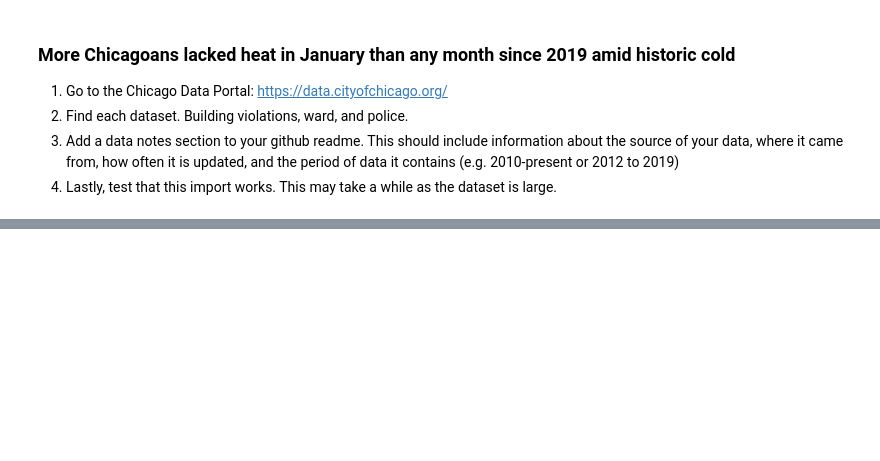
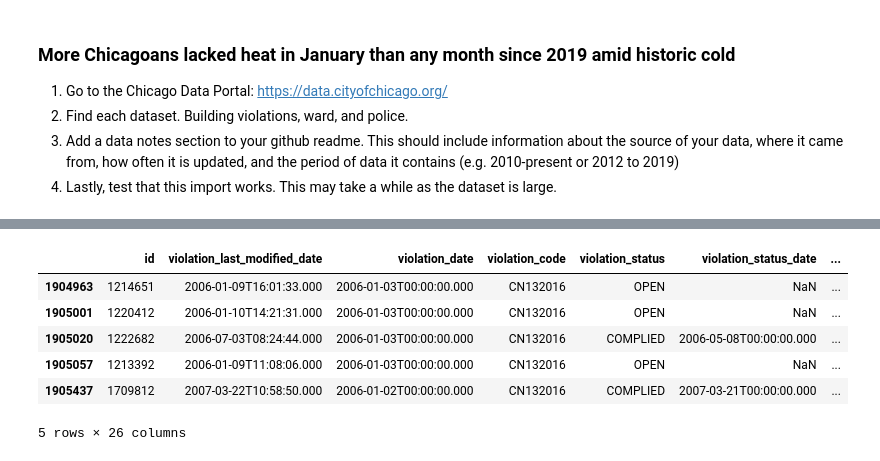
Before and after one commit to hannaheure/Sizzlers-Chi-Heat, a Jupyter notebook: notebooks/Joi's_Notebook.ipynb, the cells around one changed output, grey strips where cells are left out. Saved outputs shown, nothing was run; the diff lists cells and outputs as text; code cells hidden in the pictures; blank space fills up the shorter version.

```diff
--- a/notebooks/Joi's_Notebook.ipynb
+++ b/notebooks/Joi's_Notebook.ipynb
@@ -39,3 +179,14 @@ build['heat_code'] = build['violation_code'].str.contains
+# %%
+#viewing the dataset by using .tail()
+no_heat.tail()
+# %% [output]
+|  | id | violation_last_modified_date | violation_date | violation_code | violation_status | violation_status_date | ... |
+| 1904963 | 1214651 | 2006-01-09T16:01:33.000 | 2006-01-03T00:00:00.000 | CN132016 | OPEN | NaN | ... |
+| 1905001 | 1220412 | 2006-01-10T14:21:31.000 | 2006-01-03T00:00:00.000 | CN132016 | OPEN | NaN | ... |
+| 1905020 | 1222682 | 2006-07-03T08:24:44.000 | 2006-01-03T00:00:00.000 | CN132016 | COMPLIED | 2006-05-08T00:00:00.000 | ... |
+| 1905057 | 1213392 | 2006-01-09T11:08:06.000 | 2006-01-03T00:00:00.000 | CN132016 | OPEN | NaN | ... |
+| 1905437 | 1709812 | 2007-03-22T10:58:50.000 | 2006-01-02T00:00:00.000 | CN132016 | COMPLIED | 2007-03-21T00:00:00.000 | ... |
+5 rows × 26 columns
 # %%
 build.info()
 # %% [output]
```
Also changed, not shown: parts of 28 cells of this notebook.
